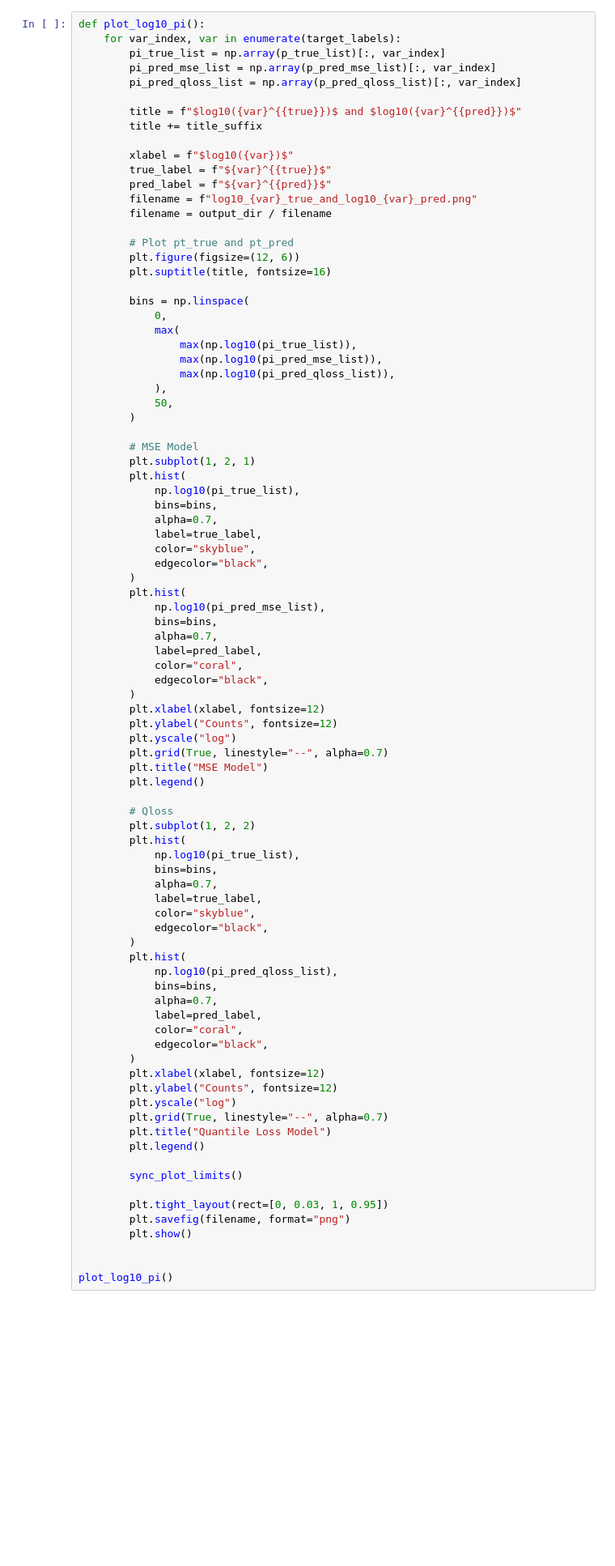
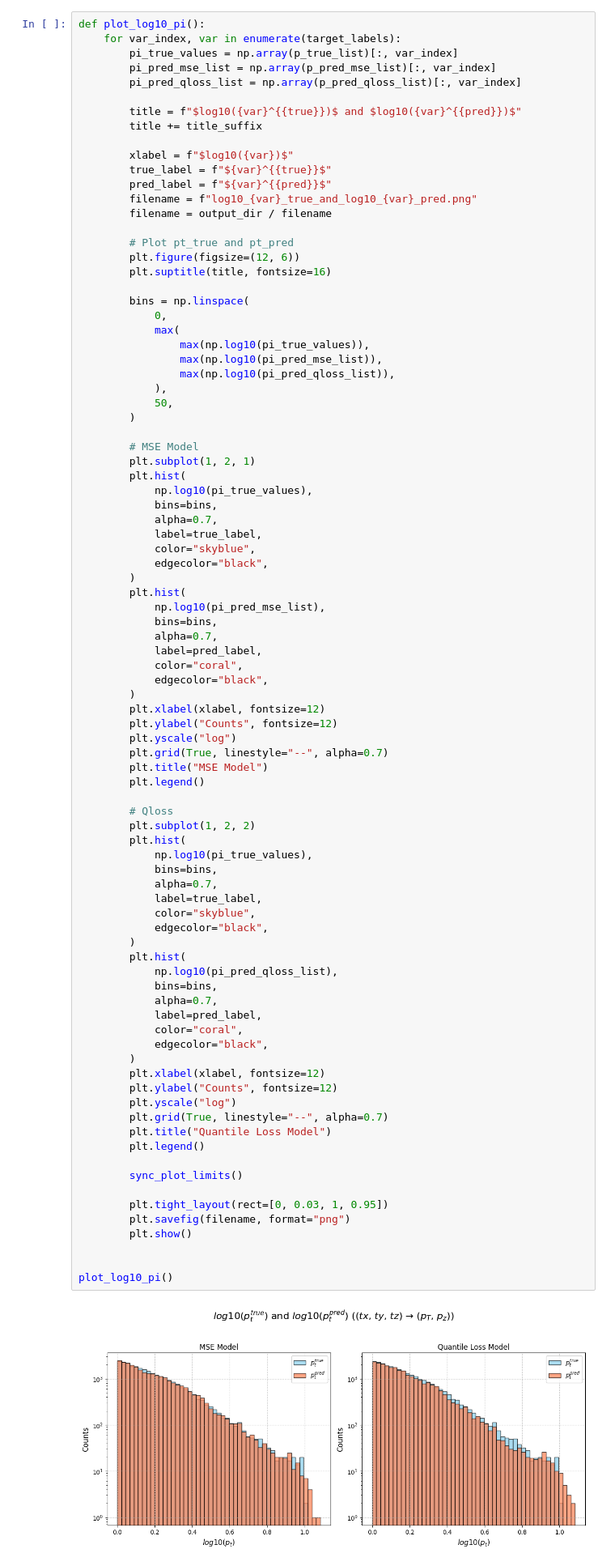
Before and after one commit to CouthuresJeremy/TrackFormer, a Jupyter notebook: dataanalysis.ipynb, the cells around one changed output. Shown at 81% size. Saved outputs shown, nothing was run; the diff lists cells and outputs as text; blank space fills up the shorter version.

```diff
--- a/dataanalysis.ipynb
+++ b/dataanalysis.ipynb
@@ -2492,7 +2320,7 @@ def plot_pi_cdf():
 # %%
 def plot_log10_pi():
     for var_index, var in enumerate(target_labels):
-        pi_true_list = np.array(p_true_list)[:, var_index]
+        pi_true_values = np.array(p_true_list)[:, var_index]
         pi_pred_mse_list = np.array(p_pred_mse_list)[:, var_index]
         pi_pred_qloss_list = np.array(p_pred_qloss_list)[:, var_index]
 
@@ -2512,7 +2340,7 @@ def plot_log10_pi():
         bins = np.linspace(
             0,
             max(
-                max(np.log10(pi_true_list)),
+                max(np.log10(pi_true_values)),
                 max(np.log10(pi_pred_mse_list)),
                 max(np.log10(pi_pred_qloss_list)),
             ),
@@ -2522,7 +2350,7 @@ def plot_log10_pi():
         # MSE Model
         plt.subplot(1, 2, 1)
         plt.hist(
-            np.log10(pi_true_list),
+            np.log10(pi_true_values),
             bins=bins,
             alpha=0.7,
             label=true_label,
@@ -2547,33 +2375,35 @@ def plot_log10_pi():
         # Qloss
         plt.subplot(1, 2, 2)
         plt.hist(
-            np.log10(pi_true_list),
+            np.log10(pi_true_values),
             bins=bins,
             alpha=0.7,
             label=true_label,
             color="skyblue",
             edgecolor="black",
         )
         plt.hist(
             np.log10(pi_pred_qloss_list),
             bins=bins,
             alpha=0.7,
             label=pred_label,
             color="coral",
             edgecolor="black",
         )
         plt.xlabel(xlabel, fontsize=12)
         plt.ylabel("Counts", fontsize=12)
         plt.yscale("log")
         plt.grid(True, linestyle="--", alpha=0.7)
         plt.title("Quantile Loss Model")
         plt.legend()
 
         sync_plot_limits()
 
         plt.tight_layout(rect=[0, 0.03, 1, 0.95])
         plt.savefig(filename, format="png")
         plt.show()
 
 
 plot_log10_pi()
+# %% [output]
+[figure, added]
```
Also changed, not shown: parts of 21 cells of this notebook.
